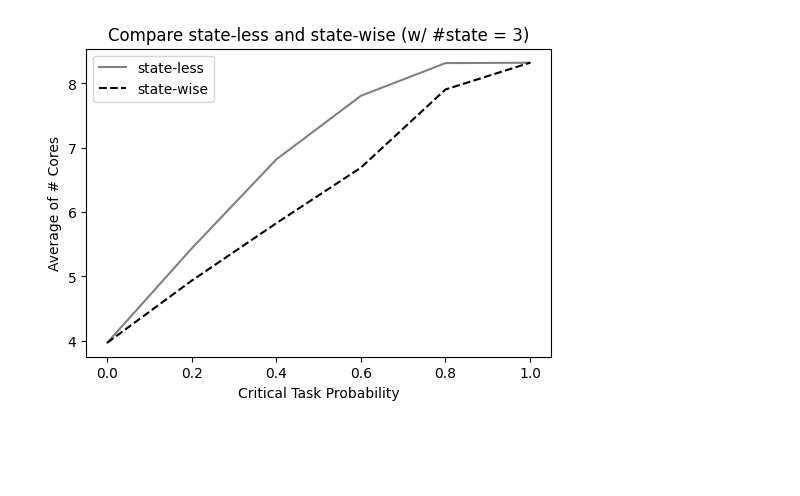
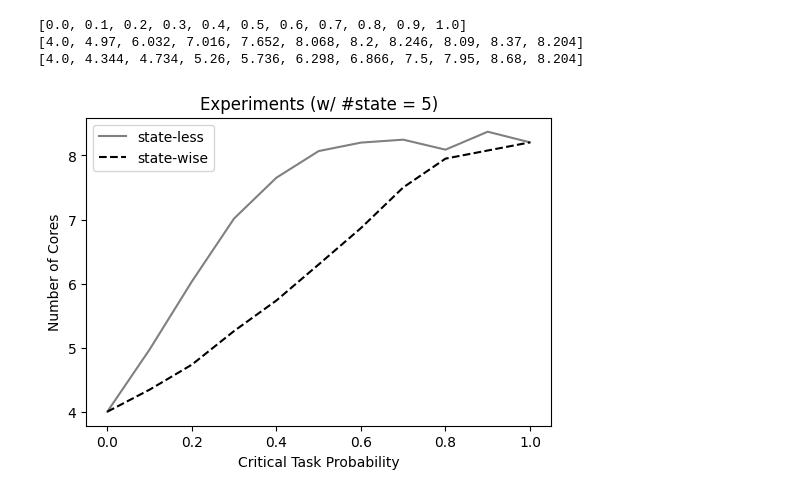
Before and after one commit to Akyeast/softerr_sim, a Jupyter notebook: vis/vis_state.ipynb, the cells around one changed output. Drawn from its saved outputs; the diff is of its cells as text; code cells hidden in the pictures; blank space fills up the shorter version.

```diff
--- a/vis/vis_state.ipynb
+++ b/vis/vis_state.ipynb
@@ -45,26 +45,47 @@ print(state_wise)
+# %%
+
+vis_state_num = '5'
+
+print(critical_prob_list)
+print(state_less[vis_state_num])
+print(state_wise[vis_state_num])
+
+even_critical_prob_list = [critical_prob_list[i] for i in range(0, len(critical_prob_list), 2)]
+even_state_less = [state_less[vis_state_num][i] for i in range(0, len(critical_prob_list), 2)]
+even_state_wise = [state_wise[vis_state_num][i] for i in range(0, len(critical_prob_list), 2)]
+# %% [output]
+[0.0, 0.1, 0.2, 0.3, 0.4, 0.5, 0.6, 0.7, 0.8, 0.9, 1.0]
+[4.0, 4.97, 6.032, 7.016, 7.652, 8.068, 8.2, 8.246, 8.09, 8.37, 8.204]
+[4.0, 4.344, 4.734, 5.26, 5.736, 6.298, 6.866, 7.5, 7.95, 8.68, 8.204]
 # %%
 # Compare state-wise and state-less with criticality probability (#state = vis_state_num)
 
-vis_state_num = '3'
 
 plt.figure(figsize=(6,4))
 
 ax = plt.gca()
 
 plt.plot(critical_prob_list, state_less[vis_state_num], label='state-less', color='gray')
+
+critical_prob_list.pop(9)
+state_wise[vis_state_num].pop(9)
+
 plt.plot(critical_prob_list, state_wise[vis_state_num], label='state-wise', color='black', linestyle='dashed')
 
-plt.title(f'Compare state-less and state-wise (w/ #state = {vis_state_num})')
+# plt.plot(critical_prob_list, state_less[vis_state_num], label='state-less', color='gray')
+# plt.plot(critical_prob_list, state_wise[vis_state_num], label='state-wise', color='black', linestyle='dashed')
+
+plt.title(f'Experiments (w/ #state = {vis_state_num})')
 plt.xlabel('Critical Task Probability')
-plt.ylabel('Average of # Cores')
+plt.ylabel('Number of Cores')
 plt.legend()
 
 # ax.set_ylim([3, 8])
 ax.yaxis.set_major_locator(plt.MaxNLocator(integer=True))
 
 plt.show()
 # %% [output]
-[figure, old version]
+[figure, new version]
 # %%
 # Compare state-wise and state-less with #states (#critical_prob = vis_critical_prob)
 
```
Also changed, not shown: parts of 3 cells of this notebook, 57 other files.
